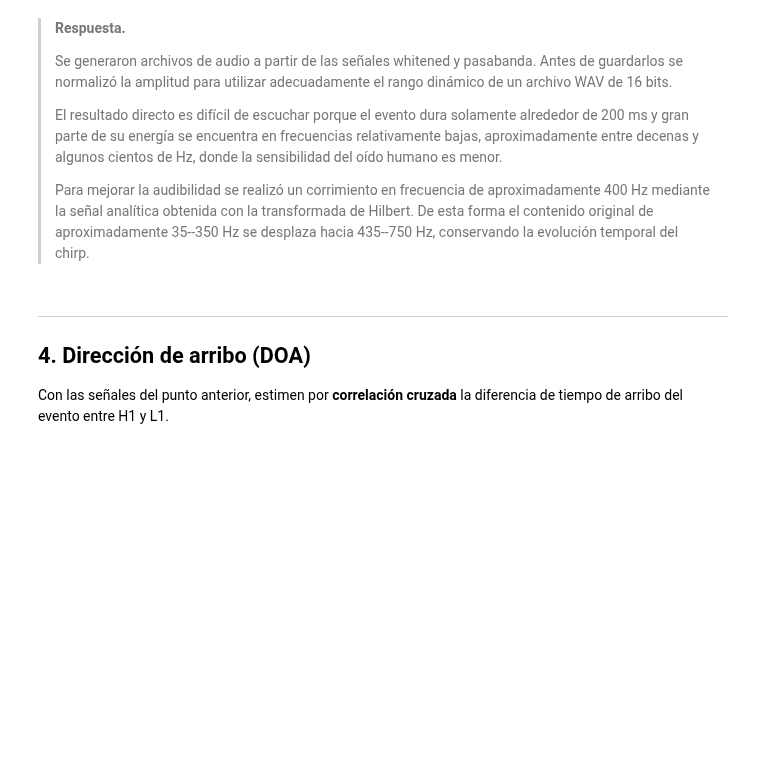
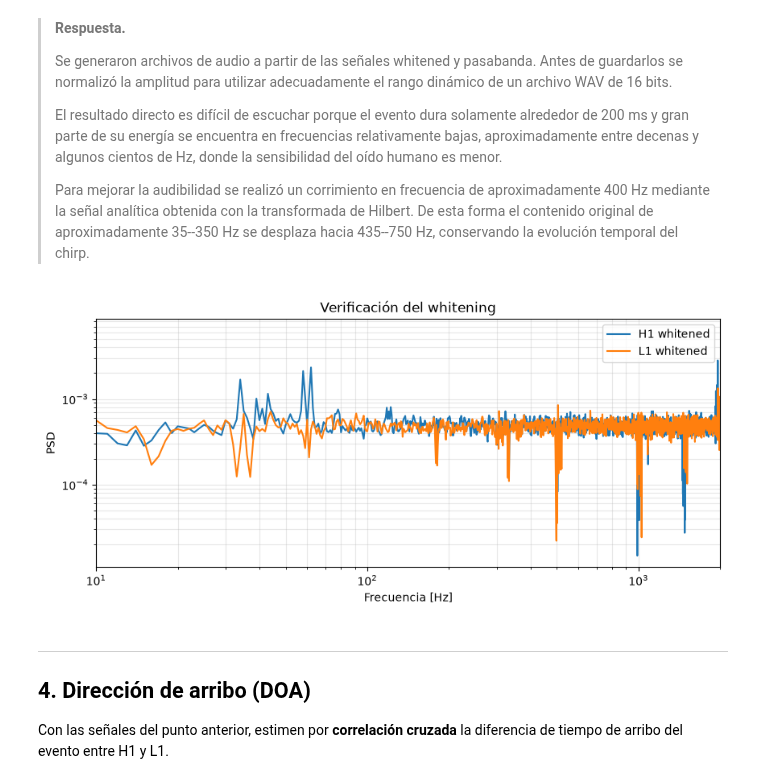
Before and after one commit to vito-pp/pasa_tps, a Jupyter notebook: tp1/TP1_LIGO_Grupo6.ipynb, the cells around one changed output. Drawn from its saved outputs; the diff is of its cells as text; code cells hidden in the pictures; blank space fills up the shorter version.

```diff
--- a/tp1/TP1_LIGO_Grupo6.ipynb
+++ b/tp1/TP1_LIGO_Grupo6.ipynb
@@ -1127,6 +1137,34 @@ Audios generados.
 > transformada de Hilbert. De esta forma el contenido original de
 > aproximadamente 35--350 Hz se desplaza hacia 435--750 Hz, conservando la
 > evolución temporal del chirp.
+# %%
+# Para verificar, podemos calcular los nuevos PSD luego del "decoloreado"
+# y ver que sea aproximadamente plano o blanco
+
+f_check_h, S_check_h = welch(
+    h1_white,
+    fs=FS,
+    nperseg=4096
+)
+
+f_check_l, S_check_l = welch(
+    l1_white,
+    fs=FS,
+    nperseg=4096
+)
+
+plt.figure()
+plt.loglog(f_check_h, S_check_h, label="H1 whitened")
+plt.loglog(f_check_l, S_check_l, label="L1 whitened")
+
+plt.xlim(10, 2000)
+plt.xlabel("Frecuencia [Hz]")
+plt.ylabel("PSD")
+plt.title("Verificación del whitening")
+plt.legend()
+plt.grid(True, which="both", alpha=0.3)
+# %% [output]
+[figure, added]
 # %% [markdown]
 ---
 
```
Also changed, not shown: parts of 2 cells of this notebook, 4 other files.
